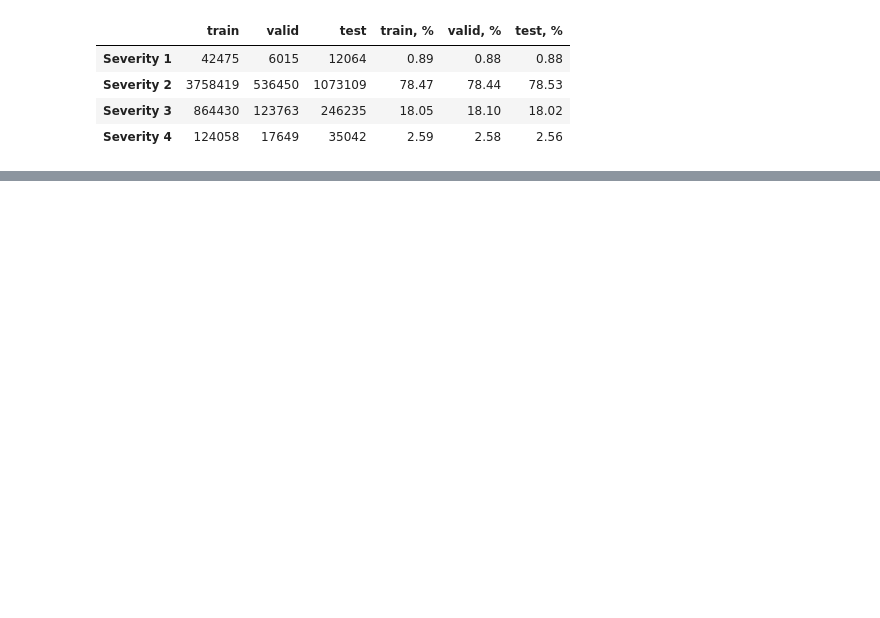
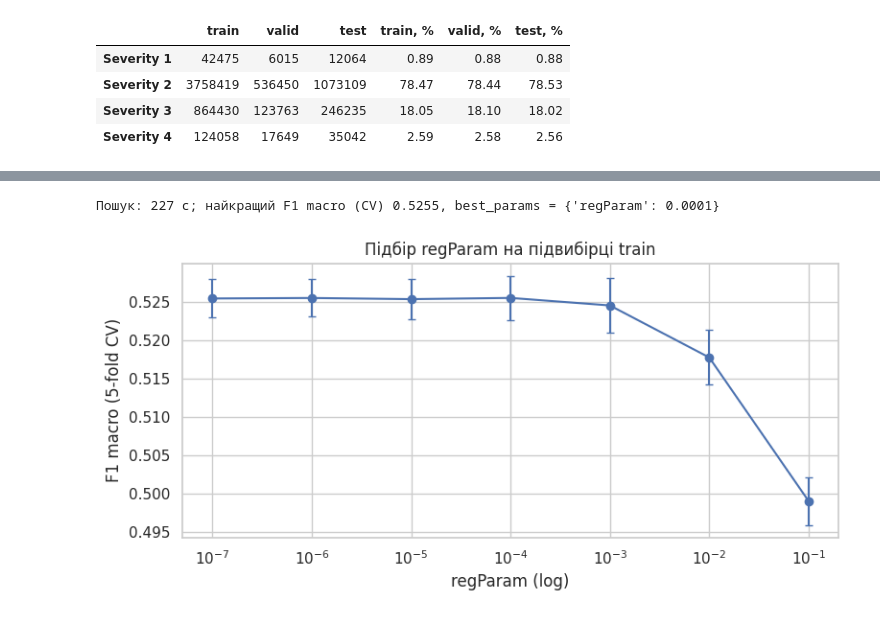
Before and after one commit to MotrukOleg/US-Accidents-spark-project, a Jupyter notebook: notebooks/classification_model.ipynb, the cells around one changed output, grey strips where cells are left out. Cells and saved outputs as stored; diff of their text form; code cells hidden in the pictures; blank space fills up the shorter version.

```diff
--- a/notebooks/classification_model.ipynb
+++ b/notebooks/classification_model.ipynb
@@ -192,22 +243,56 @@ pd.DataFrame({"train, %": 100 * np.bincount(y_train, minlength=4) / len(y_train)
 # %%
-FAMILIES = {
-    "LogReg": {"base": LogisticRegression(max_iter=300),
-               "space": {"C": loguniform(1e-3, 1e2)}, "n_iter": 12},
-    "HGB": {"base": HistGradientBoostingClassifier(early_stopping=False, random_state=SEED),
-            "space": {"learning_rate": loguniform(0.03, 0.3), "max_iter": randint(100, 201),
-                      "max_leaf_nodes": randint(15, 128), "min_samples_leaf": randint(20, 501),
-                      "l2_regularization": loguniform(1e-3, 10), "max_features": uniform(0.5, 0.5)}, "n_iter": 12},
-}
-cv = StratifiedKFold(n_splits=5, shuffle=True, random_state=SEED)
-best_params, search_tables = {}, {}
-for fam, spec in FAMILIES.items():
-    t0 = time.time()
-    search = RandomizedSearchCV(clone(spec["base"]).set_params(class_weight="balanced"), spec["space"],
-                                n_iter=spec["n_iter"], scoring="f1_macro", cv=cv, refit=False, random_state=SEED, n_jobs=-1)
-    search.fit(X_tune, y_tune)
-    best_params[fam] = {k: (v.item() if hasattr(v, "item") else v) for k, v in search.best_params_.items()}
-    search_tables[fam] = (pd.DataFrame(search.cv_results_["params"])
-                          .assign(**{"F1 macro (CV)": search.cv_results_["mean_test_score"],
-                                     "std": search.cv_results_["std_test_score"]})
-                          .sort_values("F1 macro (CV)", ascending=False))
-    print(f"{fam}: {time.time() - t0:.0f} c, найкращий F1 macro (CV) {search.best_score_:.4f}, best_params_ = {best_params[fam]}")
+from pyspark.ml.classification import LogisticRegression
+from pyspark.ml.evaluation import Evaluator
+from pyspark.ml.tuning import CrossValidator, ParamGridBuilder
+
+
+def confusion_matrix(pred):
+    """Матриця помилок 4 × 4 (рядки — фактичний клас, стовпці — прогноз): рахує Spark, на драйвер — ≤ 16 чисел."""
+    cm = np.zeros((len(LABELS), len(LABELS)), dtype=np.int64)
+    for r in pred.groupBy(F.col("label").cast("int").alias("y"), F.col("prediction").cast("int").alias("p")).count().collect():
+        cm[r["y"], r["p"]] = r["count"]
+    return cm
+
+
+def scores(cm):
+    tp, actual, predicted = np.diag(cm), cm.sum(axis=1), cm.sum(axis=0)
+    precision = np.divide(tp, predicted, out=np.zeros(len(tp)), where=predicted > 0)
+    recall = np.divide(tp, actual, out=np.zeros(len(tp)), where=actual > 0)
+    f1 = np.divide(2 * tp, actual + predicted, out=np.zeros(len(tp)), where=actual + predicted > 0)
+    return {"accuracy": tp.sum() / cm.sum(), "balanced accuracy": recall.mean(),
+            **{f"precision {c}": precision[i] for i, c in enumerate([1, 2, 3, 4])},
+            **{f"recall {c}": recall[i] for i, c in enumerate([1, 2, 3, 4])},
+            "F1 macro": f1.mean(), "F1 weighted": (f1 * actual).sum() / actual.sum()}
+
+
+class MacroF1Evaluator(Evaluator):
+    """F1 macro для CrossValidator (у MulticlassClassificationEvaluator «f1» — зважена)."""
+
+    def _evaluate(self, dataset):
+        return scores(confusion_matrix(dataset))["F1 macro"]
+
+    def isLargerBetter(self):
+        return True
+
+
+BASE = LogisticRegression(family="multinomial", maxIter=200)
+estimator = BASE.copy({BASE.weightCol: "weight"})
+grid = ParamGridBuilder().addGrid(estimator.regParam, [1e-7, 1e-6, 1e-5, 1e-4, 1e-3, 1e-2, 1e-1]).build()
+t0 = time.time()
+search = CrossValidator(estimator=estimator, estimatorParamMaps=grid, evaluator=MacroF1Evaluator(),
+                        foldCol="fold", numFolds=5, parallelism=len(grid), seed=SEED).fit(tune)
+cv_table = pd.DataFrame({"regParam": [m[estimator.regParam] for m in grid],
+                         "F1 macro (CV)": search.avgMetrics, "std": search.stdMetrics})
+best_params = {"regParam": float(cv_table.loc[cv_table["F1 macro (CV)"].idxmax(), "regParam"])}
+print(f"Пошук: {time.time() - t0:.0f} c; найкращий F1 macro (CV) {cv_table['F1 macro (CV)'].max():.4f}, best_params = {best_params}")
+tune.unpersist()
+
+fig, ax = plt.subplots(figsize=(8, 4))
+ax.errorbar(cv_table["regParam"], cv_table["F1 macro (CV)"], yerr=cv_table["std"], fmt="o-", capsize=3)
+ax.set(xscale="log", xlabel="regParam (log)", ylabel="F1 macro (5-fold CV)", title="Підбір regParam на підвибірці train")
+plt.tight_layout()
+plt.show()
+cv_table.sort_values("F1 macro (CV)", ascending=False).round(4)
+# %% [output]
+Пошук: 227 c; найкращий F1 macro (CV) 0.5255, best_params = {'regParam': 0.0001}
+[figure, added]
```
Also changed, not shown: parts of 42 cells of this notebook, 1 other file.
